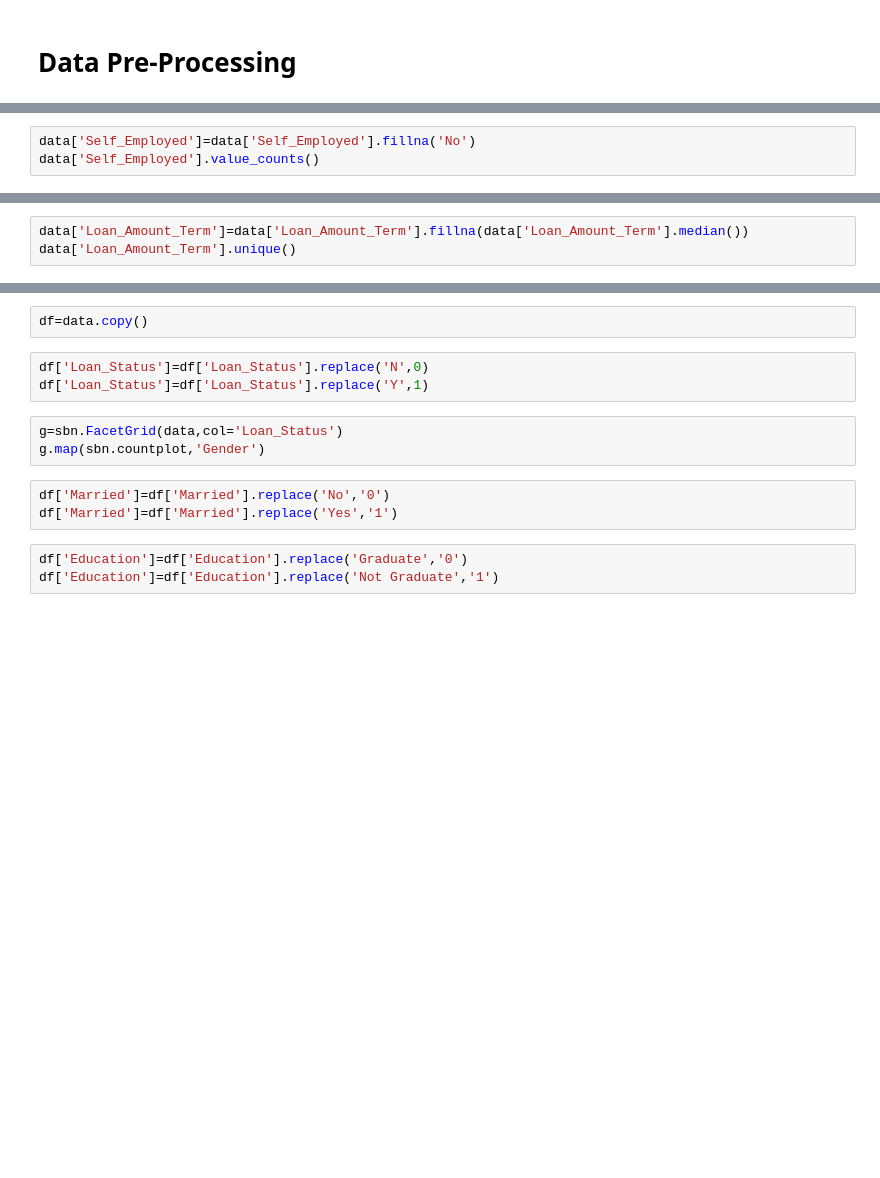
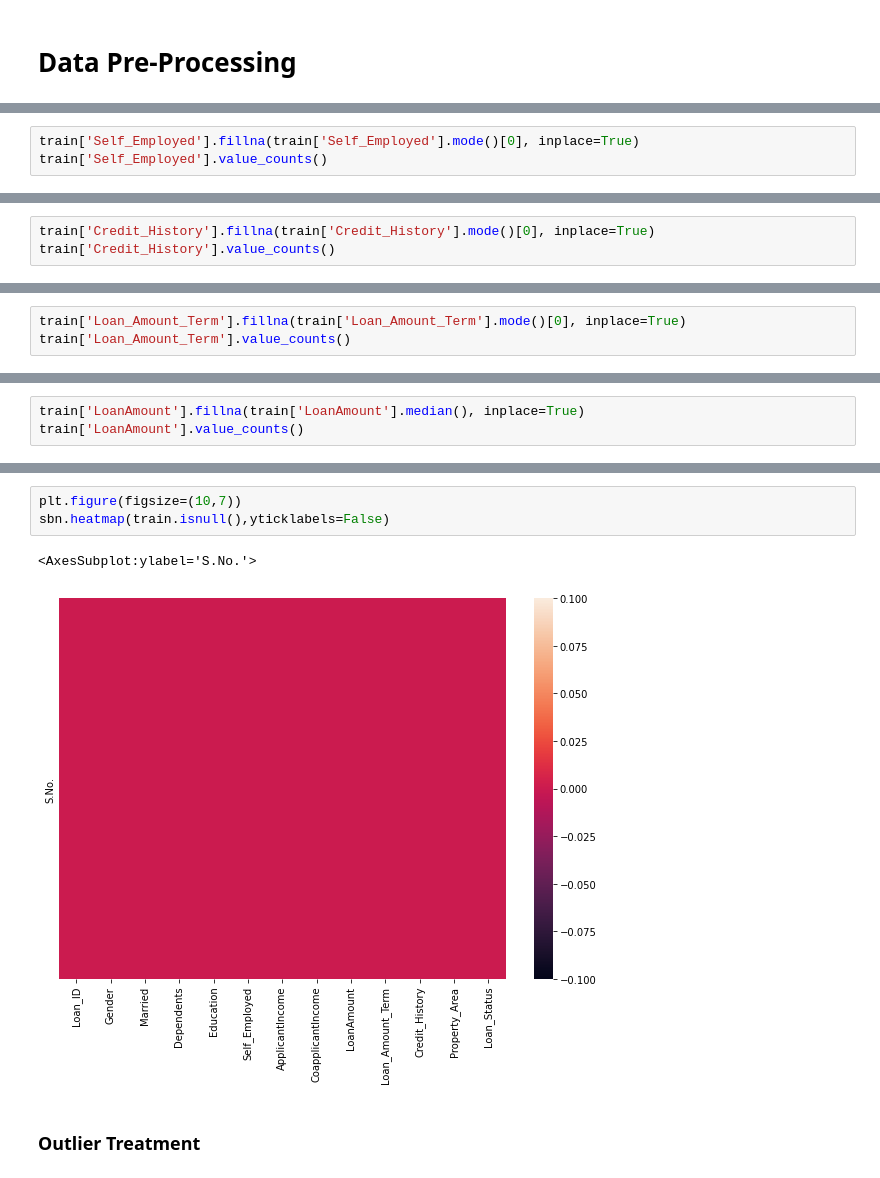
Before and after one commit to ShefaliDhingra/Loan-Prediction, a Jupyter notebook: Loan Prediction ML.ipynb, the cells around one changed output, grey strips where cells are left out. Drawn from its saved outputs; the diff is of its cells as text; blank space fills up the shorter version.

```diff
--- a/Loan Prediction ML.ipynb
+++ b/Loan Prediction ML.ipynb
@@ -373,3 +481,3 @@ data['Self_Employed'].unique()
 # %%
-data['Self_Employed']=data['Self_Employed'].fillna('No')
-data['Self_Employed'].value_counts()
+train['Self_Employed'].fillna(train['Self_Employed'].mode()[0], inplace=True)
+train['Self_Employed'].value_counts()
@@ -384,0 +500,3 @@ data['LoanAmount']=data['LoanAmount'].fillna(data['LoanAmount'].median())
+# %%
+train['Credit_History'].fillna(train['Credit_History'].mode()[0], inplace=True)
+train['Credit_History'].value_counts()
@@ -391,3 +539,3 @@ data['Loan_Amount_Term'].mode()
 # %%
-data['Loan_Amount_Term']=data['Loan_Amount_Term'].fillna(data['Loan_Amount_Term'].median())
-data['Loan_Amount_Term'].unique()
+train['Loan_Amount_Term'].fillna(train['Loan_Amount_Term'].mode()[0], inplace=True)
+train['Loan_Amount_Term'].value_counts()
@@ -400,0 +585,3 @@ data['Credit_History'].value_counts()
+# %%
+train['LoanAmount'].fillna(train['LoanAmount'].median(), inplace=True)
+train['LoanAmount'].value_counts()
@@ -421,14 +618,8 @@ data['Loan_Status'].count()
-# %%
-df=data.copy()
-# %%
-df['Loan_Status']=df['Loan_Status'].replace('N',0)
-df['Loan_Status']=df['Loan_Status'].replace('Y',1)
-# %%
-g=sbn.FacetGrid(data,col='Loan_Status')
-g.map(sbn.countplot,'Gender')
-# %%
-df['Married']=df['Married'].replace('No','0')
-df['Married']=df['Married'].replace('Yes','1')
-# %%
-df['Education']=df['Education'].replace('Graduate','0')
-df['Education']=df['Education'].replace('Not Graduate','1')
+# %%
+plt.figure(figsize=(10,7))
+sbn.heatmap(train.isnull(),yticklabels=False)
+# %% [output]
+<AxesSubplot:ylabel='S.No.'>
+[figure, added]
+# %% [markdown]
+### Outlier Treatment
```
Also changed, not shown: parts of 98 cells of this notebook.
